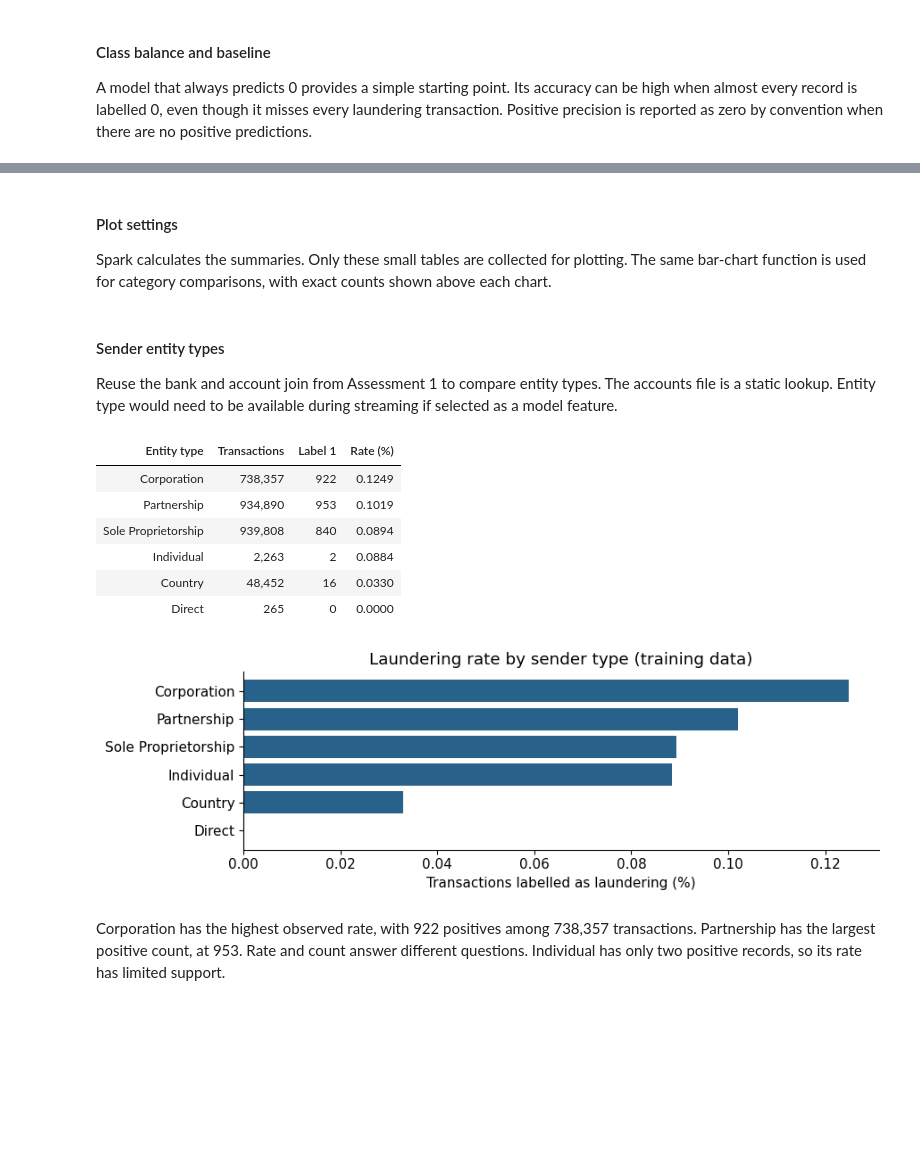
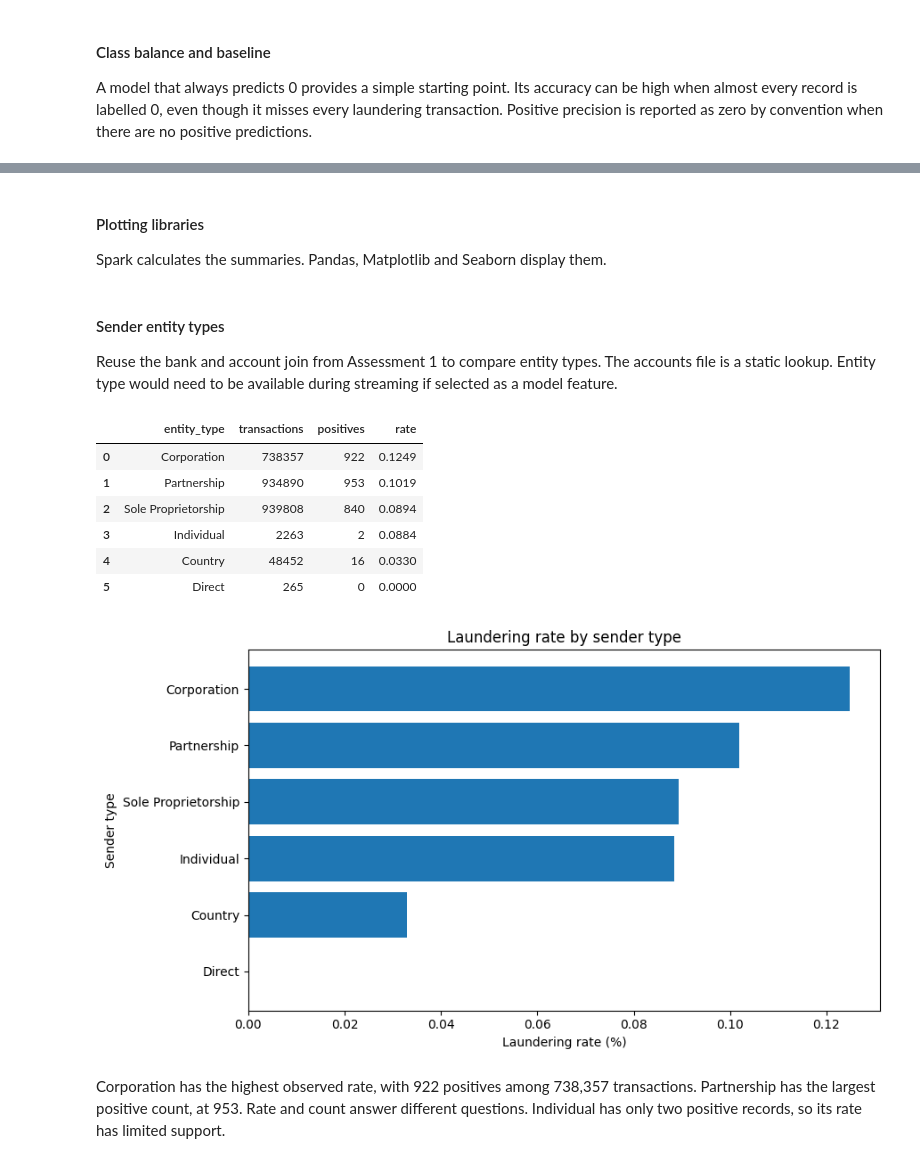
Before and after one commit to tung-lechu/assessment2-aml, a Jupyter notebook: assessment2.ipynb, the cells around one changed output, grey strips where cells are left out. Drawn from its saved outputs; the diff is of its cells as text; code cells hidden in the pictures; blank space fills up the shorter version.

Commit message:
Complete AML exploration and Spark feature preprocessing

```diff
--- a/assessment2.ipynb
+++ b/assessment2.ipynb
@@ -709,61 +657,43 @@ display(Markdown(
 The training data contains 2,733 laundering records out of 2,664,035 transactions (0.1026%). Assessment 1 recorded 5,177 positives in the full dataset, or 0.1019%. The always-zero baseline reaches 99.8974% accuracy but misses all 2,733 positive records. Model comparison therefore needs positive-class precision, recall and F1, together with PR-AUC, rather than accuracy alone. These baseline figures describe training data; validation and test scores will be calculated separately.
 # %% [markdown]
-#### Plot settings
-Spark calculates the summaries. Only these small tables are collected for plotting. The same bar-chart function is used for category comparisons, with exact counts shown above each chart.
+#### Plotting libraries
+Spark calculates the summaries. Pandas, Matplotlib and Seaborn display them.
 # %%
 import numpy as np
-import pandas as pd
 import seaborn as sns
 import matplotlib.pyplot as plt
-
-BLUE, ORANGE = "#28628A", "#B75B26"
-plt.rcParams.update({"font.size": 11, "axes.spines.top": False, "axes.spines.right": False})
-FIGURE_DIR = PROJECT_ROOT / ".runtime/figures"
-FIGURE_DIR.mkdir(parents=True, exist_ok=True)
-
-
-def save_plot(filename):
-    plt.tight_layout()
-    plt.savefig(FIGURE_DIR / filename, dpi=150, bbox_inches="tight")
-    plt.show()
-    plt.close()
-
-
-def plot_rates(rows, column, title, filename):
-    show_table([column.replace("_", " ").capitalize(), "Transactions", "Label 1", "Rate (%)"], [
-        (r[column], f"{r['transactions']:,}", f"{r['positives']:,}", f"{r['rate']:.4f}")
-        for r in rows
-    ])
-    plt.figure(figsize=(9, max(3, len(rows) * 0.4)))
-    plt.barh([r[column] for r in rows], [r["rate"] for r in rows], color=BLUE)
-    plt.gca().invert_yaxis()
-    plt.title(title + " (training data)")
-    plt.xlabel("Transactions labelled as laundering (%)")
-    save_plot(filename)
 # %% [markdown]
 #### Sender entity types
 Reuse the bank and account join from Assessment 1 to compare entity types. The accounts file is a static lookup. Entity type would need to be available during streaming if selected as a model feature.
 # %%
 sender_types = accounts.select(
     F.col("bank_id").alias("from_bank"), F.col("account_number").alias("sender_account"),
     F.trim(F.regexp_replace("entity_name", r"\s*#.*$", "")).alias("entity_type"),
 )
 sender_training = train_df.join(sender_types, ["from_bank", "sender_account"], "left")
-entity_rows = sender_training.groupBy("entity_type").agg(
+entity_risk = sender_training.groupBy("entity_type").agg(
     F.count("*").alias("transactions"), F.sum("is_laundering").alias("positives"),
     (100 * F.avg("is_laundering")).alias("rate"),
-).orderBy(F.desc("rate")).collect()
-assert all(r.entity_type for r in entity_rows)
-plot_rates(entity_rows, "entity_type", "Laundering rate by sender type", "sender_entities.png")
+).orderBy(F.desc("rate")).toPandas()
+display(entity_risk.round(4))
+plot_data = entity_risk.sort_values("rate")
+
+plt.figure(figsize=(9, 5))
+plt.barh(plot_data["entity_type"], plot_data["rate"])
+plt.title("Laundering rate by sender type")
+plt.xlabel("Laundering rate (%)")
+plt.ylabel("Sender type")
+plt.tight_layout()
+plt.show()
 # %% [output]
-| Entity type | Transactions | Label 1 | Rate (%) |
-| Corporation | 738,357 | 922 | 0.1249 |
-| Partnership | 934,890 | 953 | 0.1019 |
-| Sole Proprietorship | 939,808 | 840 | 0.0894 |
-| Individual | 2,263 | 2 | 0.0884 |
-| Country | 48,452 | 16 | 0.0330 |
-| Direct | 265 | 0 | 0.0000 |
+|  | entity_type | transactions | positives | rate |
+| 0 | Corporation | 738357 | 922 | 0.1249 |
+| 1 | Partnership | 934890 | 953 | 0.1019 |
+| 2 | Sole Proprietorship | 939808 | 840 | 0.0894 |
+| 3 | Individual | 2263 | 2 | 0.0884 |
+| 4 | Country | 48452 | 16 | 0.0330 |
+| 5 | Direct | 265 | 0 | 0.0000 |
-[figure, old version]
+[figure, new version]
 # %% [markdown]
 Corporation has the highest observed rate, with 922 positives among 738,357 transactions. Partnership has the largest positive count, at 953. Rate and count answer different questions. Individual has only two positive records, so its rate has limited support.
 # %% [markdown]
```
Also changed, not shown: parts of 64 cells of this notebook, 2 other files.
